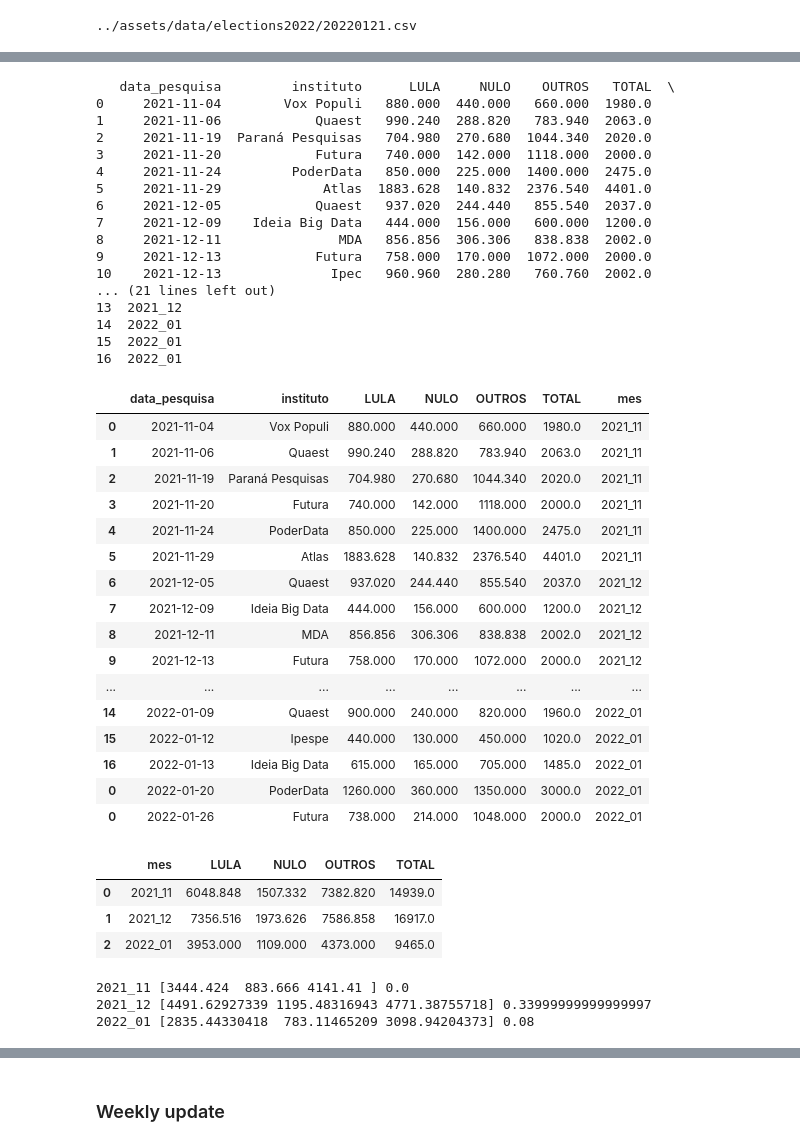
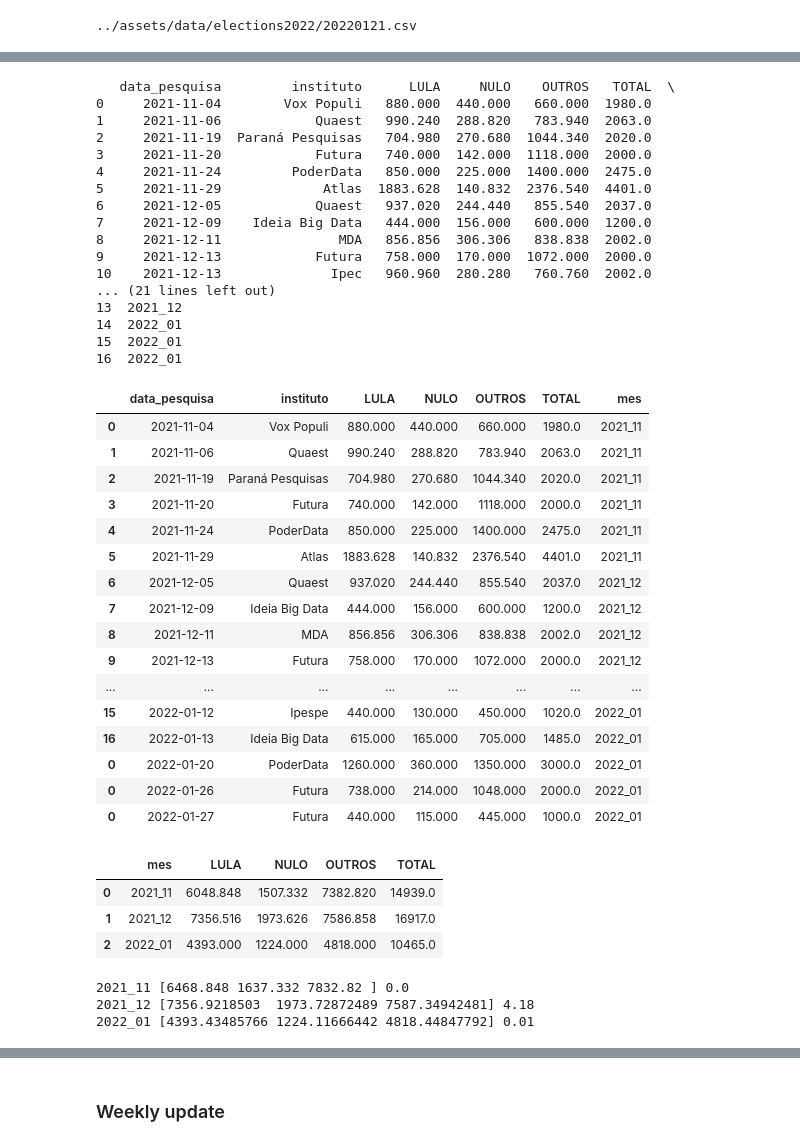
Before and after one commit to xboard/fastpages-blog, a Jupyter notebook: _notebooks/2022-01-07-brazils-2022-presidential-elections-polls-analysis-part1.ipynb, the cells around one changed output, grey strips where cells are left out. Drawn from its saved outputs; the diff is of its cells as text; code cells hidden in the pictures.

```diff
--- a/_notebooks/2022-01-07-brazils-2022-presidential-elections-polls-analysis-part1.ipynb
+++ b/_notebooks/2022-01-07-brazils-2022-presidential-elections-polls-analysis-part1.ipynb
@@ -124,43 +124,51 @@ df = df.append(pd.DataFrame({"data_pesquisa": ["2022-01-26"],
                         "OUTROS":[1048],
                         "TOTAL": [2000],
                         "instituto":["Futura"]}))
+df = df.append(pd.DataFrame({"data_pesquisa": ["2022-01-27"],
+                        "mes": ["2022_01"],
+                        "LULA":[440],
+                        "NULO":[115],
+                        "OUTROS":[445],
+                        "TOTAL": [1000],
+                        "instituto":["Futura"]}))
+###
 ###
 df
 # %% [output]
    data_pesquisa         instituto      LULA     NULO    OUTROS   TOTAL  \
 0     2021-11-04        Vox Populi   880.000  440.000   660.000  1980.0
 1     2021-11-06            Quaest   990.240  288.820   783.940  2063.0
 2     2021-11-19  Paraná Pesquisas   704.980  270.680  1044.340  2020.0
 3     2021-11-20            Futura   740.000  142.000  1118.000  2000.0
 4     2021-11-24         PoderData   850.000  225.000  1400.000  2475.0
 5     2021-11-29             Atlas  1883.628  140.832  2376.540  4401.0
 6     2021-12-05            Quaest   937.020  244.440   855.540  2037.0
 7     2021-12-09    Ideia Big Data   444.000  156.000   600.000  1200.0
 8     2021-12-11               MDA   856.856  306.306   838.838  2002.0
 9     2021-12-13            Futura   758.000  170.000  1072.000  2000.0
 10    2021-12-13              Ipec   960.960  280.280   760.760  2002.0
 ... (21 lines left out)
 13  2021_12
 14  2022_01
 15  2022_01
 16  2022_01
 |  | data_pesquisa | instituto | LULA | NULO | OUTROS | TOTAL | mes |
 | 0 | 2021-11-04 | Vox Populi | 880.000 | 440.000 | 660.000 | 1980.0 | 2021_11 |
 | 1 | 2021-11-06 | Quaest | 990.240 | 288.820 | 783.940 | 2063.0 | 2021_11 |
 | 2 | 2021-11-19 | Paraná Pesquisas | 704.980 | 270.680 | 1044.340 | 2020.0 | 2021_11 |
 | 3 | 2021-11-20 | Futura | 740.000 | 142.000 | 1118.000 | 2000.0 | 2021_11 |
 | 4 | 2021-11-24 | PoderData | 850.000 | 225.000 | 1400.000 | 2475.0 | 2021_11 |
 | 5 | 2021-11-29 | Atlas | 1883.628 | 140.832 | 2376.540 | 4401.0 | 2021_11 |
 | 6 | 2021-12-05 | Quaest | 937.020 | 244.440 | 855.540 | 2037.0 | 2021_12 |
 | 7 | 2021-12-09 | Ideia Big Data | 444.000 | 156.000 | 600.000 | 1200.0 | 2021_12 |
 | 8 | 2021-12-11 | MDA | 856.856 | 306.306 | 838.838 | 2002.0 | 2021_12 |
 | 9 | 2021-12-13 | Futura | 758.000 | 170.000 | 1072.000 | 2000.0 | 2021_12 |
 | ... | ... | ... | ... | ... | ... | ... | ... |
-| 14 | 2022-01-09 | Quaest | 900.000 | 240.000 | 820.000 | 1960.0 | 2022_01 |
 | 15 | 2022-01-12 | Ipespe | 440.000 | 130.000 | 450.000 | 1020.0 | 2022_01 |
 | 16 | 2022-01-13 | Ideia Big Data | 615.000 | 165.000 | 705.000 | 1485.0 | 2022_01 |
 | 0 | 2022-01-20 | PoderData | 1260.000 | 360.000 | 1350.000 | 3000.0 | 2022_01 |
 | 0 | 2022-01-26 | Futura | 738.000 | 214.000 | 1048.000 | 2000.0 | 2022_01 |
+| 0 | 2022-01-27 | Futura | 440.000 | 115.000 | 445.000 | 1000.0 | 2022_01 |
 # %%
 def simulate_prob_freq(concentration: np.array, iters=10_000, N=100_000) -> float:
     priors = stats.dirichlet.rvs(concentration, iters)
@@ -190,7 +198,7 @@ mes
 |  | mes | LULA | NULO | OUTROS | TOTAL |
 | 0 | 2021_11 | 6048.848 | 1507.332 | 7382.820 | 14939.0 |
 | 1 | 2021_12 | 7356.516 | 1973.626 | 7586.858 | 16917.0 |
-| 2 | 2022_01 | 3953.000 | 1109.000 | 4373.000 | 9465.0 |
+| 2 | 2022_01 | 4393.000 | 1224.000 | 4818.000 | 10465.0 |
 # %%
 def run_prob_monthly(simulate_prob):
     prior = np.array([420,130,450])
@@ -199,13 +207,13 @@ def run_prob_monthly(simulate_prob):
     for obj in df_by_mes.itertuples():
         # print(obj)
         like = np.array([obj.LULA, obj.NULO, obj.OUTROS])
-        posterior = prior + like * 0.5
+        posterior = prior + like
         print(obj.mes, posterior, simulate_prob(posterior))
-        prior = 2000 * posterior/posterior.sum()
+        prior = posterior/posterior.sum()
 run_prob_monthly(simulate_prob_freq)
 # %% [output]
-2021_11 [3444.424  883.666 4141.41 ] 0.0
-2021_12 [4491.62927339 1195.48316943 4771.38755718] 0.33999999999999997
-2022_01 [2835.44330418  783.11465209 3098.94204373] 0.08
+2021_11 [6468.848 1637.332 7832.82 ] 0.0
+2021_12 [7356.9218503  1973.72872489 7587.34942481] 4.18
+2022_01 [4393.43485766 1224.11666442 4818.44847792] 0.01
 # %%
 def build_model(prior, observed, rw_alpha_mult=1.0, rw_beta_mult=1.0) -> pm.Model:
```
Also changed, not shown: parts of 87 cells of this notebook.
